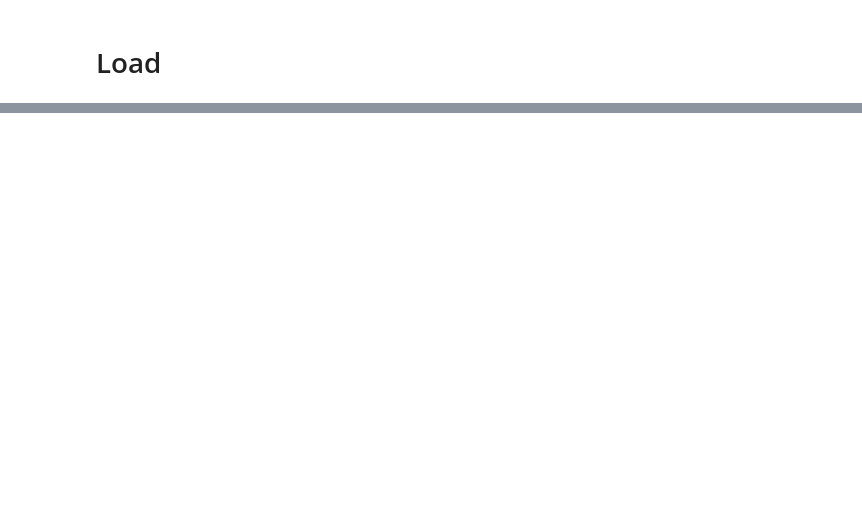
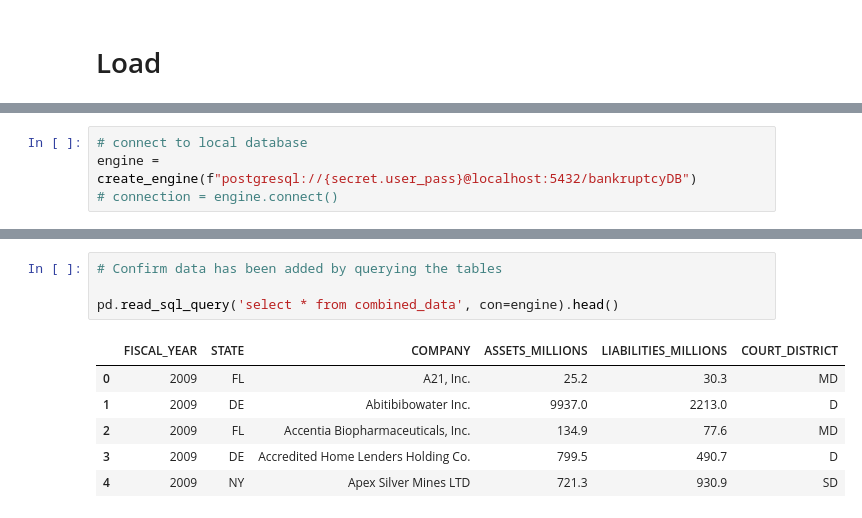
Before and after one commit to pablojordan/Financial_data_ETL, a Jupyter notebook: Public_Company_Bankruptcy_2009_2011.ipynb, the cells around one changed output, grey strips where cells are left out. Saved outputs shown, nothing was run; the diff lists cells and outputs as text; blank space fills up the shorter version.

```diff
--- a/Public_Company_Bankruptcy_2009_2011.ipynb
+++ b/Public_Company_Bankruptcy_2009_2011.ipynb
@@ -177,0 +186,4 @@ combined_data.to_csv("bankruptcy_data/combined_data.csv", index=False, encoding=
+# %%
+# connect to local database
+engine = create_engine(f"postgresql://{secret.user_pass}@localhost:5432/bankruptcyDB")
+# connection = engine.connect()
@@ -177,0 +200,11 @@ combined_data.to_csv("bankruptcy_data/combined_data.csv", index=False, encoding=
+# %%
+# Confirm data has been added by querying the tables
+
+pd.read_sql_query('select * from combined_data', con=engine).head()
+# %% [output]
+|  | FISCAL_YEAR | STATE | COMPANY | ASSETS_MILLIONS | LIABILITIES_MILLIONS | COURT_DISTRICT |
+| 0 | 2009 | FL | A21, Inc. | 25.2 | 30.3 | MD |
+| 1 | 2009 | DE | Abitibibowater Inc. | 9937.0 | 2213.0 | D |
+| 2 | 2009 | FL | Accentia Biopharmaceuticals, Inc. | 134.9 | 77.6 | MD |
+| 3 | 2009 | DE | Accredited Home Lenders Holding Co. | 799.5 | 490.7 | D |
+| 4 | 2009 | NY | Apex Silver Mines LTD | 721.3 | 930.9 | SD |
```
Also changed, not shown: parts of 30 cells of this notebook, 10 other files.
